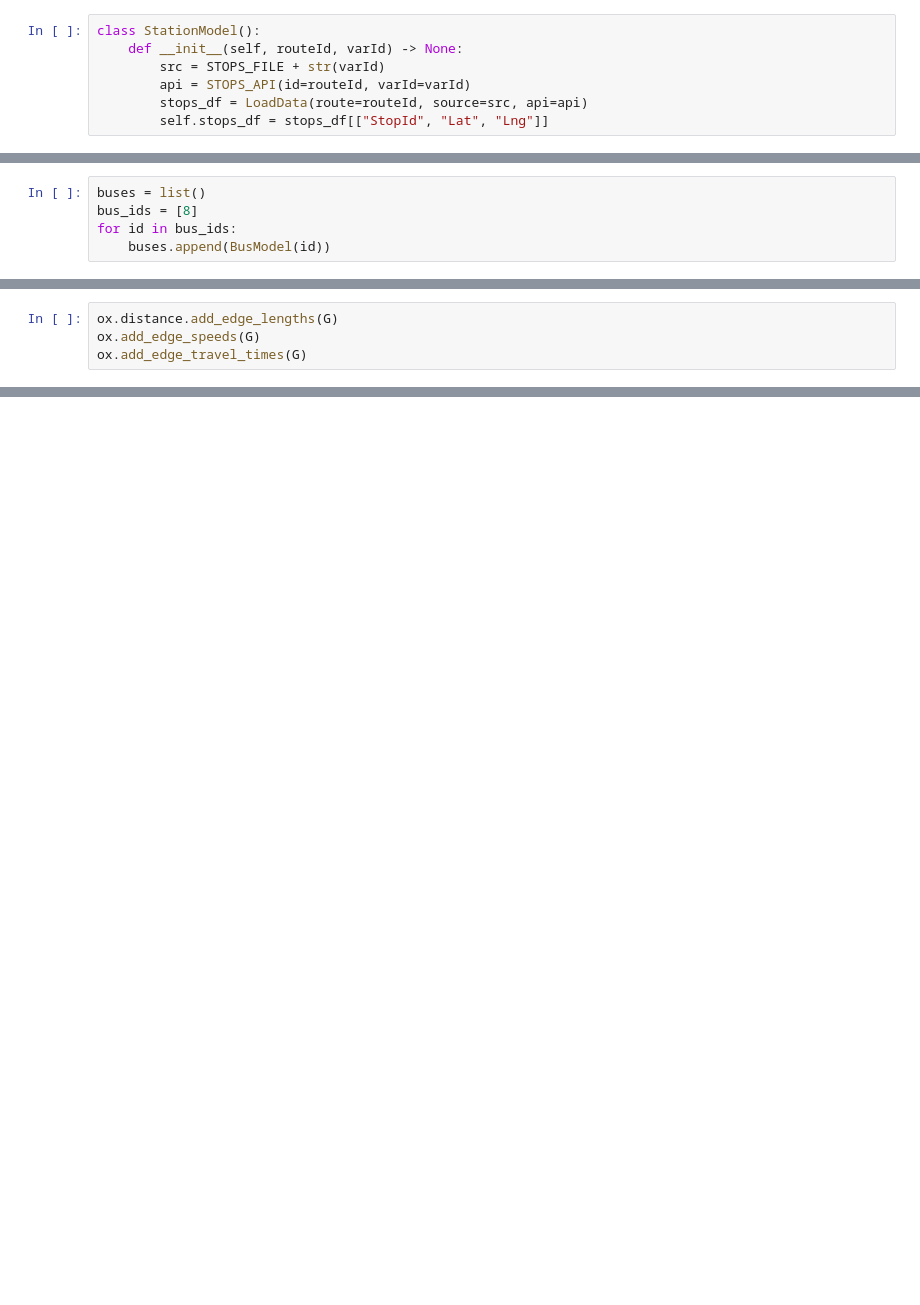
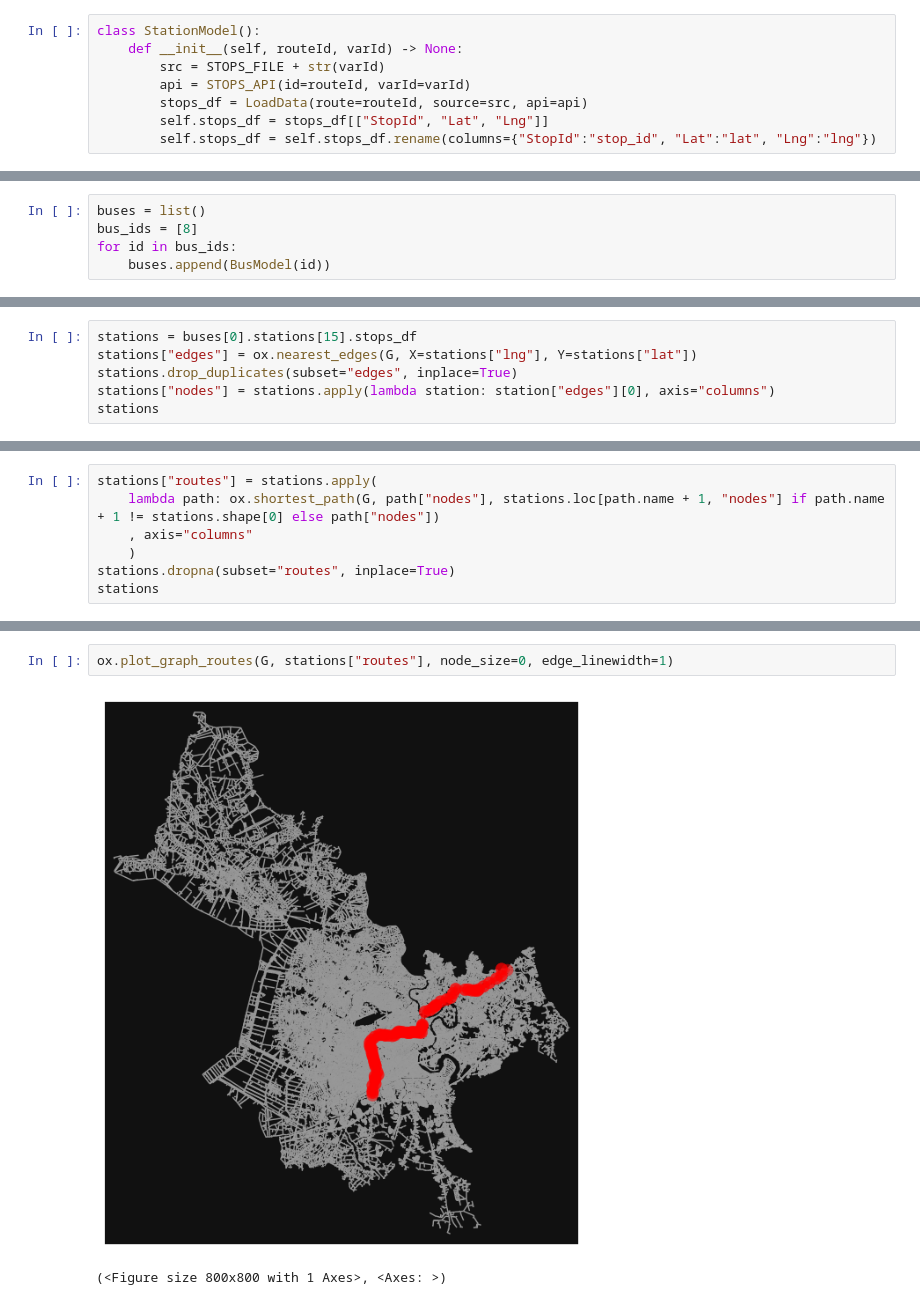
Before and after one commit to ptquang2000/hcm-bus-model, a Jupyter notebook: main.ipynb, the cells around one changed output, grey strips where cells are left out. Saved outputs shown, nothing was run; the diff lists cells and outputs as text; blank space fills up the shorter version.

Commit message:
use station to find route

```diff
--- a/main.ipynb
+++ b/main.ipynb
@@ -50,6 +120,7 @@ class StationModel():
         api = STOPS_API(id=routeId, varId=varId)
         stops_df = LoadData(route=routeId, source=src, api=api)
         self.stops_df = stops_df[["StopId", "Lat", "Lng"]]
+        self.stops_df = self.stops_df.rename(columns={"StopId":"stop_id", "Lat":"lat", "Lng":"lng"})
 # %%
 class BusModel():
     def __init__(self, id) -> None:
@@ -99,4 +172,0 @@ G = ox.graph_from_xml(HCM_NETWORK)
-# %%
-ox.distance.add_edge_lengths(G)
-ox.add_edge_speeds(G)
-ox.add_edge_travel_times(G)
@@ -168,0 +173,6 @@ Name: 0, Length: 61, dtype: object
+# %%
+stations = buses[0].stations[15].stops_df
+stations["edges"] = ox.nearest_edges(G, X=stations["lng"], Y=stations["lat"])
+stations.drop_duplicates(subset="edges", inplace=True)
+stations["nodes"] = stations.apply(lambda station: station["edges"][0], axis="columns")
+stations
@@ -168,0 +193,7 @@ Name: 0, Length: 61, dtype: object
+# %%
+stations["routes"] = stations.apply(
+    lambda path: ox.shortest_path(G, path["nodes"], stations.loc[path.name + 1, "nodes"] if path.name + 1 != stations.shape[0] else path["nodes"])
+    , axis="columns"
+    )
+stations.dropna(subset="routes", inplace=True)
+stations
@@ -169 +214,6 @@ Name: 0, Length: 61, dtype: object
+# %%
+ox.plot_graph_routes(G, stations["routes"], node_size=0, edge_linewidth=1)
+# %% [output]
+[figure, added]
+(<Figure size 800x800 with 1 Axes>, <Axes: >)
 # %%
```
Also changed, not shown: parts of 14 cells of this notebook.
